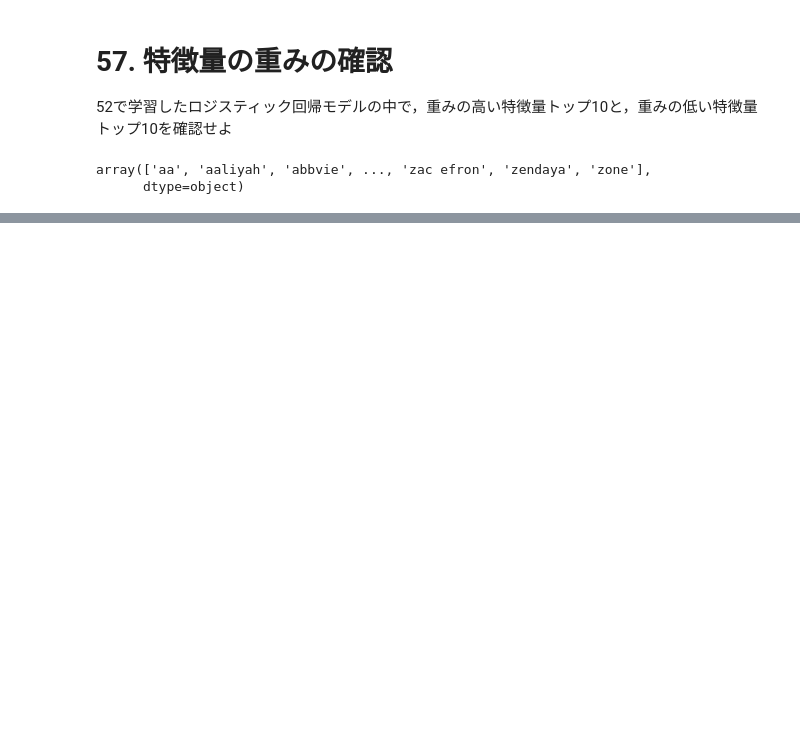
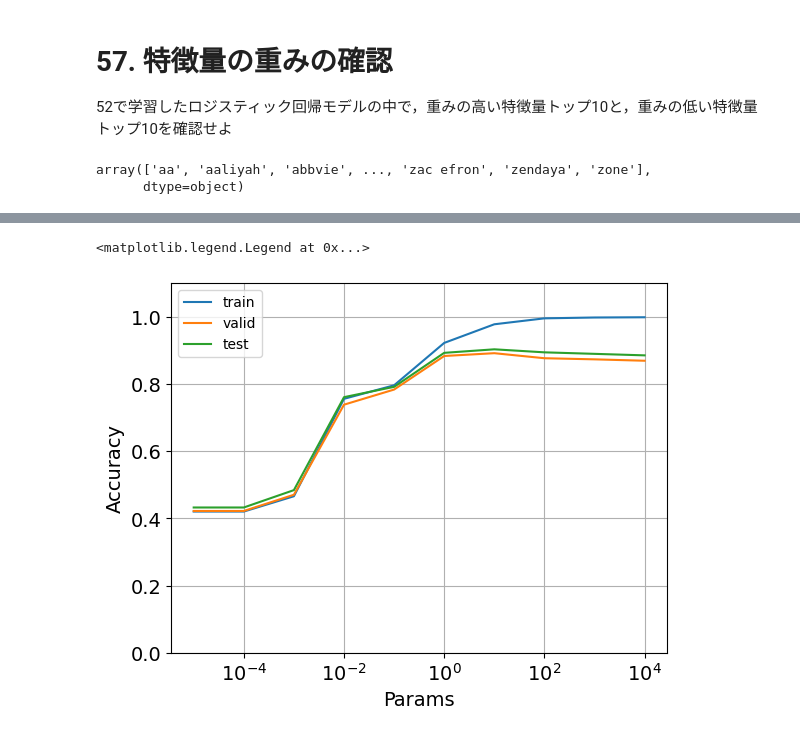
Before and after one commit to citrus1998/nlp100_with_alpha, a Jupyter notebook: nlp100_6.ipynb, the cells around one changed output, grey strips where cells are left out. Saved outputs shown, nothing was run; the diff lists cells and outputs as text; code cells hidden in the pictures; blank space fills up the shorter version.

```diff
--- a/nlp100_6.ipynb
+++ b/nlp100_6.ipynb
@@ -352,0 +358,17 @@ Top 10 Features in Class 'b'
+# %%
+scores = []
+for i, param in enumerate(np.logspace(-5, 4, 10, base=10)):
+  model0 = LogisticRegression(C=param)
+  model0.fit(X_train, y_train)
+
+  y_train_pred0 = model0.predict(X_train)
+  y_val_pred0 = model0.predict(X_val)
+  y_test_pred0 = model0.predict(X_test)
+
+  scores.append([
+      accuracy_score(y_train, y_train_pred0),
+      accuracy_score(y_val, y_val_pred0),
+      accuracy_score(y_test, y_test_pred0)
+  ])
+
+  print("{}:{}".format(i+1,scores[-1]))
@@ -352,0 +421,16 @@ Top 10 Features in Class 'b'
+# %%
+npscores = np.array(scores).T
+# %%
+for score, datatype in zip(npscores,['train','valid','test']):
+  plt.plot(np.logspace(-5, 4, 10, base=10), score, label=datatype)
+
+plt.ylim(0, 1.1)
+plt.xscale('log')
+plt.xlabel('Params', fontsize = 14)
+plt.ylabel('Accuracy', fontsize = 14)
+plt.tick_params(labelsize=14)
+plt.grid(True)
+plt.legend()
+# %% [output]
+<matplotlib.legend.Legend at 0x...>
+[figure, added]
```
Also changed, not shown: parts of 15 cells of this notebook.
